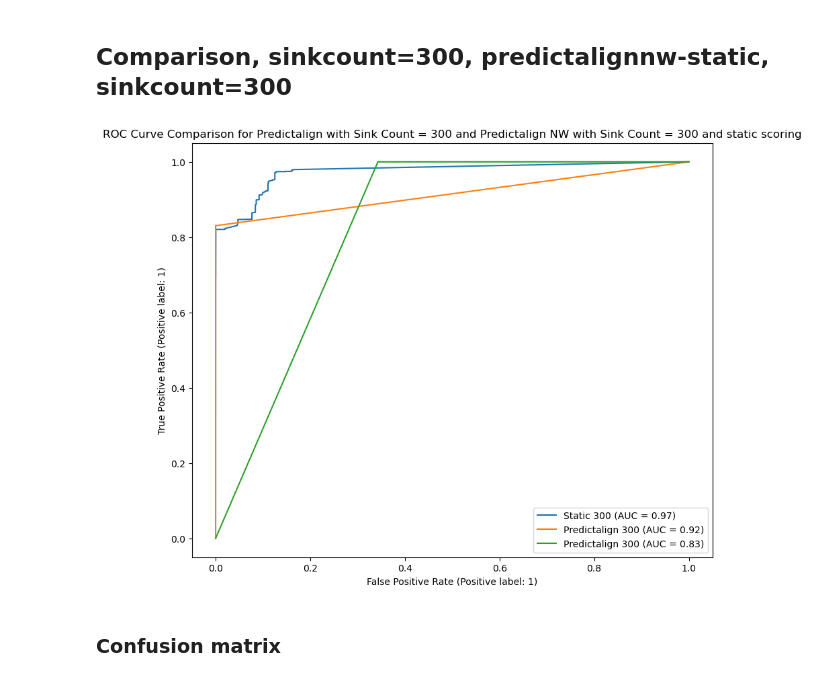
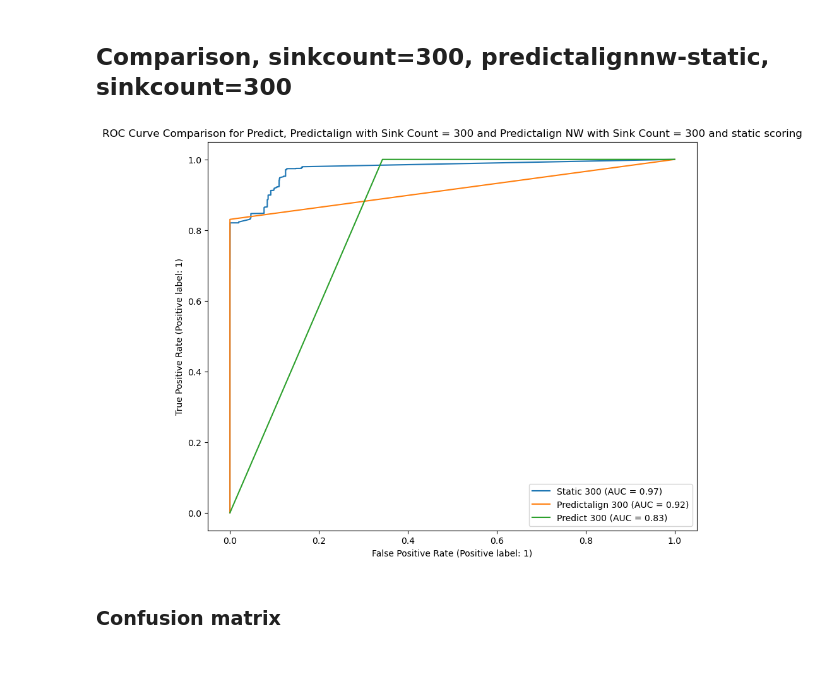
Before and after one commit to Mirijam1/NW-sequence-alignment, a Jupyter notebook: compare_predictalign_nw.ipynb, the cells around one changed output. Cells and saved outputs as stored; diff of their text form; code cells hidden in the pictures.

```diff
--- a/compare_predictalign_nw.ipynb
+++ b/compare_predictalign_nw.ipynb
@@ -731,20 +731,20 @@ plt.show()
 # %%
 # Plot all ROC curves in one plot
 plt.figure(figsize=(10, 8))
 
 RocCurveDisplay.from_predictions(y_label_static300, y_pred_static300, name='Static 300',ax=plt.gca())
 RocCurveDisplay.from_predictions(y_label_300, y_pred_300, name='Predictalign 300',ax=plt.gca())
-RocCurveDisplay.from_predictions(y_label_300_1, y_pred_300_1, name='Predictalign 300',ax=plt.gca())
+RocCurveDisplay.from_predictions(y_label_300_1, y_pred_300_1, name='Predict 300',ax=plt.gca())
 
 
 # Add title and legend
 plt.title("ROC Curve Comparison for Predict, Predictalign with Sink Count = 300 and Predictalign NW with Sink Count = 300 and static scoring")
 plt.legend(loc="lower right")
 
 # Show plot
 plt.show()
 # %% [output]
-[figure, old version]
+[figure, new version]
 # %% [markdown]
 ### Confusion matrix
 # %%
```
Also changed, not shown: parts of 5 cells of this notebook, 7 other files.
